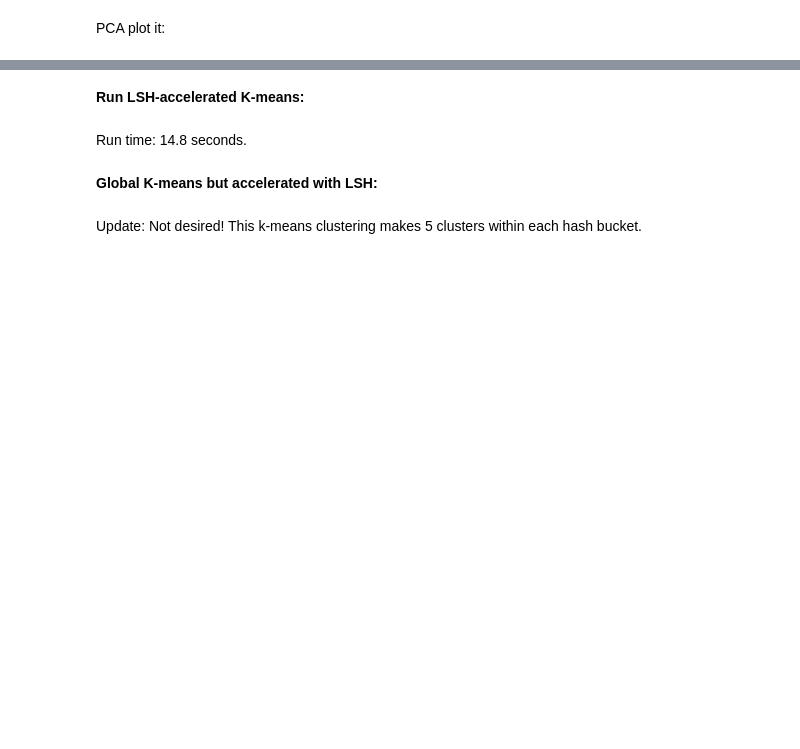
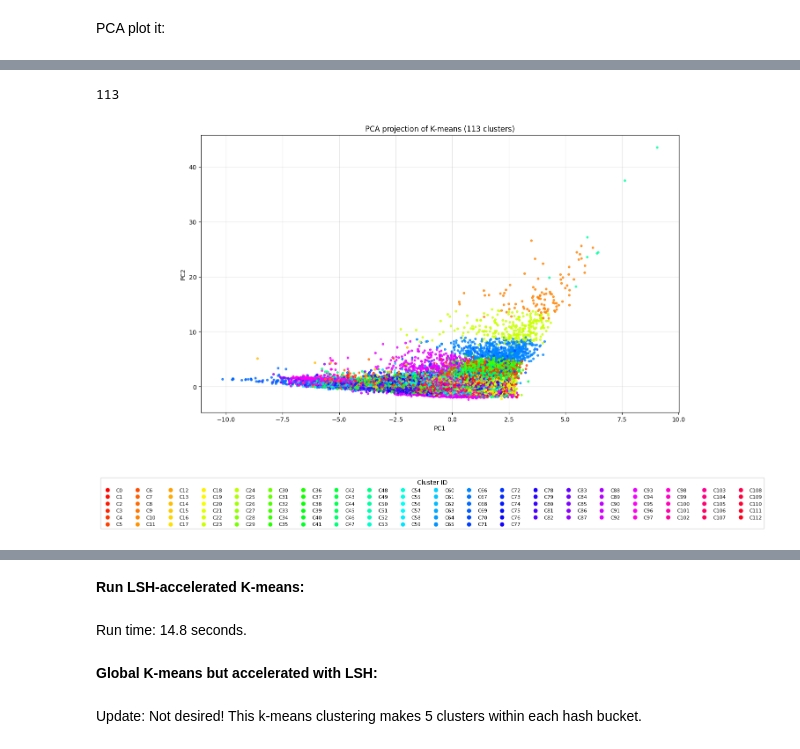
Before and after one commit to adamajane/computational-tools-for-data-science-02807-project, a Jupyter notebook: 3-recommendation-search/3.ipynb, the cells around one changed output, grey strips where cells are left out. Cells and saved outputs as stored; diff of their text form; code cells hidden in the pictures; blank space fills up the shorter version.

```diff
--- a/3-recommendation-search/3.ipynb
+++ b/3-recommendation-search/3.ipynb
@@ -77,6 +77,6 @@ for t, table in enumerate(table_sigs):
 # %%
-#The list of dicts, generated above, allows us to look up the table and bits values for the LSH signatures:
-table_number = 0
-bucket_id = (1, 0, 1, 1, 0, 0, 0, 0, 1, 1, 1, 1, 0, 0, 1, 0)
+# #The list of dicts, generated above, allows us to look up the table and bits values for the LSH signatures:
+# table_number = 0
+# bucket_id = (1, 0, 1, 1, 0, 0, 0, 0, 1, 1, 1, 1, 0, 0, 1, 0)
 
-print(f"The songs (index-based) in table no. {table_number} which have this particular bucket ID '{bucket_id}' are as follows:", buckets_per_table[table_number][bucket_id], sep="\n\n")
+# print(f"The songs (index-based) in table no. {table_number} which have this particular bucket ID '{bucket_id}' are as follows:", buckets_per_table[table_number][bucket_id], sep="\n\n")
@@ -479,0 +544,4 @@ print(labels_global)
+# %%
+k_value
+# %% [output]
+113
@@ -479,0 +673,68 @@ print(labels_global)
+# %%
+from sklearn.decomposition import PCA
+import matplotlib.pyplot as plt
+from matplotlib.colors import ListedColormap
+import numpy as np
+
+# -----------------------------
+# PCA
+# -----------------------------
+pca = PCA(n_components=2)
+X_pca = pca.fit_transform(X_scaled)
+
+num_clusters = k_value
+
+# -----------------------------
+# High-contrast colormap (turbo)
+# -----------------------------
+#colors = plt.cm.turbo(np.linspace(0, 1, num_clusters))
+colors = plt.cm.hsv(np.linspace(0, 1, num_clusters))
+
+cmap = ListedColormap(colors)
+
+# -----------------------------
+# Figure
+# -----------------------------
+fig, ax = plt.subplots(figsize=(14, 10))
+fig.subplots_adjust(bottom=0.25)   # Make room at bottom for wide legend
+
+# -----------------------------
+# Scatter plot
+# -----------------------------
+scatter = ax.scatter(
+    X_pca[:, 0],
+    X_pca[:, 1],
+    c=labels,
+    cmap=cmap,
+    s=10,
+    alpha=0.75
+)
+
+ax.set_title("PCA projection of K-means (113 clusters)")
+ax.set_xlabel("PC1")
+ax.set_ylabel("PC2")
+ax.grid(alpha=0.3)
+
+# -----------------------------
+# Legend (horizontal segmentation)
+# -----------------------------
+ncols = 20  # <--- adjust number of columns here
+
+handles = [
+    plt.Line2D([], [], marker='o', linestyle='', markersize=6, color=colors[i])
+    for i in range(num_clusters)
+]
+
+fig.legend(
+    handles,
+    [f"C{i}" for i in range(num_clusters)],
+    title="Cluster ID",
+    loc="lower center",
+    bbox_to_anchor=(0.5, -0.02),
+    ncol=ncols,
+    fontsize=8
+)
+
+plt.show()
+# %% [output]
+[figure, added]
```
Also changed, not shown: parts of 53 cells of this notebook.
